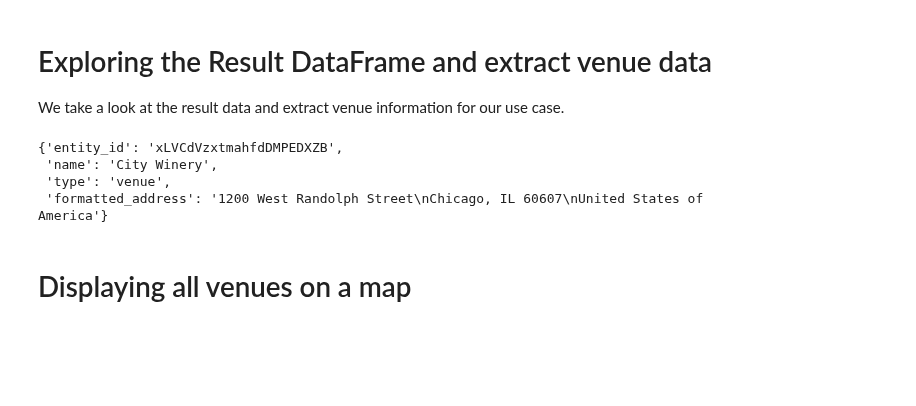
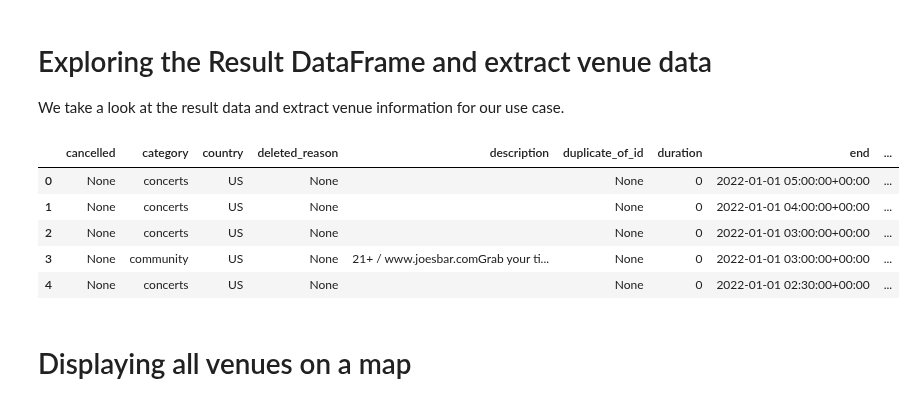
Before and after one commit to predicthq/phq-data-science-docs, a Jupyter notebook: venues/venues-example.ipynb, the cells around one changed output. Cells and saved outputs as stored; diff of their text form; code cells hidden in the pictures; blank space fills up the shorter version.

```diff
--- a/venues/venues-example.ipynb
+++ b/venues/venues-example.ipynb
@@ -199,11 +199,4 @@ event_df = pd.DataFrame(results)
 <a id='exploring_df'></a>
 # Exploring the Result DataFrame and extract venue data
 We take a look at the result data and extract venue information for our use case.
-# %%
-event_df.entities[0][0]
-# %% [output]
-{'entity_id': 'xLVCdVzxtmahfdDMPEDXZB',
- 'name': 'City Winery',
- 'type': 'venue',
- 'formatted_address': '1200 West Randolph Street\nChicago, IL 60607\nUnited States of America'}
 # %%
@@ -217,3 +222,12 @@ event_df['entity_type'] = event_df.entities.apply(lambda x: x[0]['type'] if len(
+# %%
+event_df.head()
+# %% [output]
+|  | cancelled | category | country | deleted_reason | description | duplicate_of_id | duration | end | ... |
+| 0 | None | concerts | US | None |  | None | 0 | 2022-01-01 05:00:00+00:00 | ... |
+| 1 | None | concerts | US | None |  | None | 0 | 2022-01-01 04:00:00+00:00 | ... |
+| 2 | None | concerts | US | None |  | None | 0 | 2022-01-01 03:00:00+00:00 | ... |
+| 3 | None | community | US | None | 21+ / www.joesbar.comGrab your ti... | None | 0 | 2022-01-01 03:00:00+00:00 | ... |
+| 4 | None | concerts | US | None |  | None | 0 | 2022-01-01 02:30:00+00:00 | ... |
 # %% [markdown]
 <a id='display_venue_loc'></a>
 # Displaying all venues on a map
```
Also changed, not shown: parts of 23 cells of this notebook.
